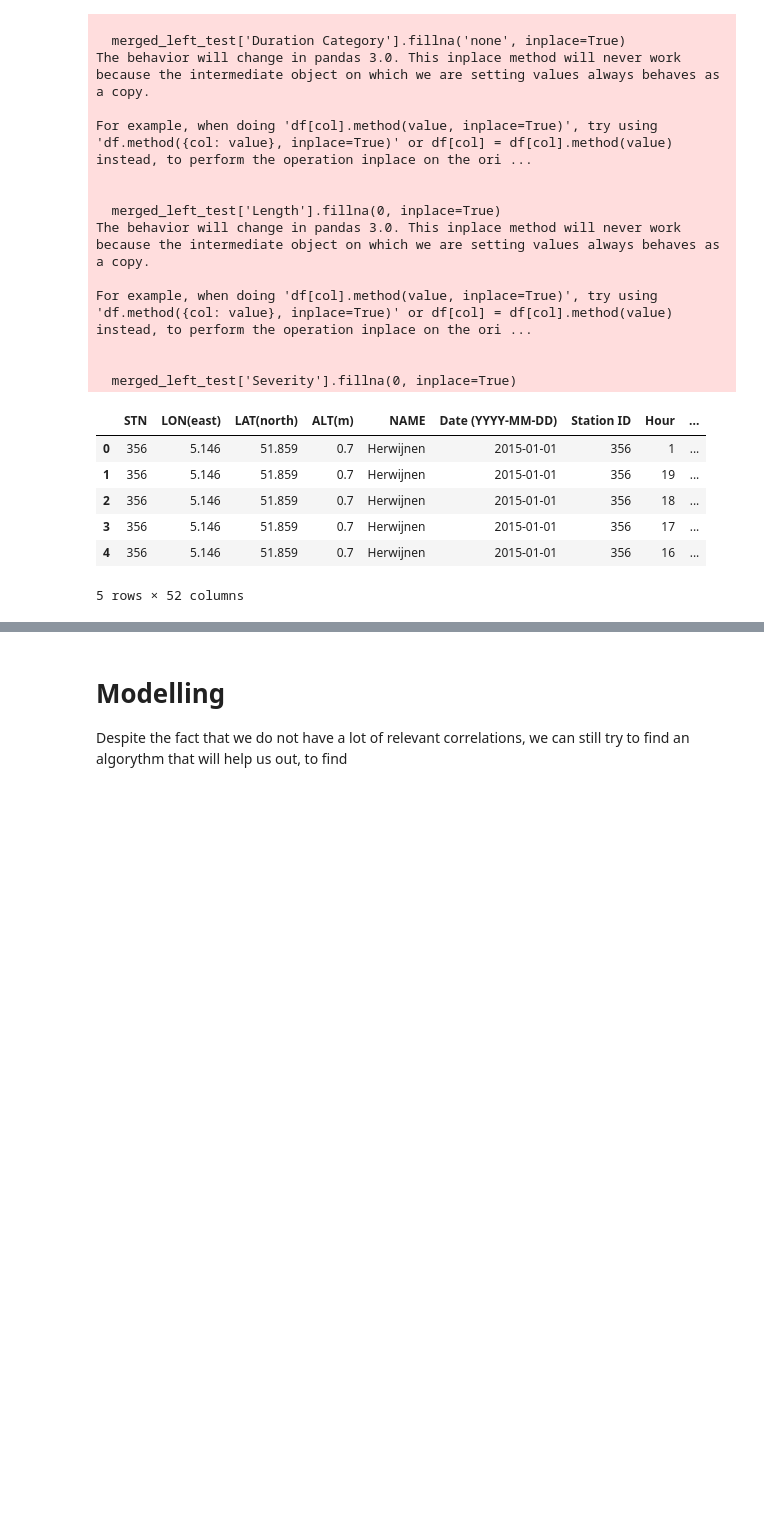
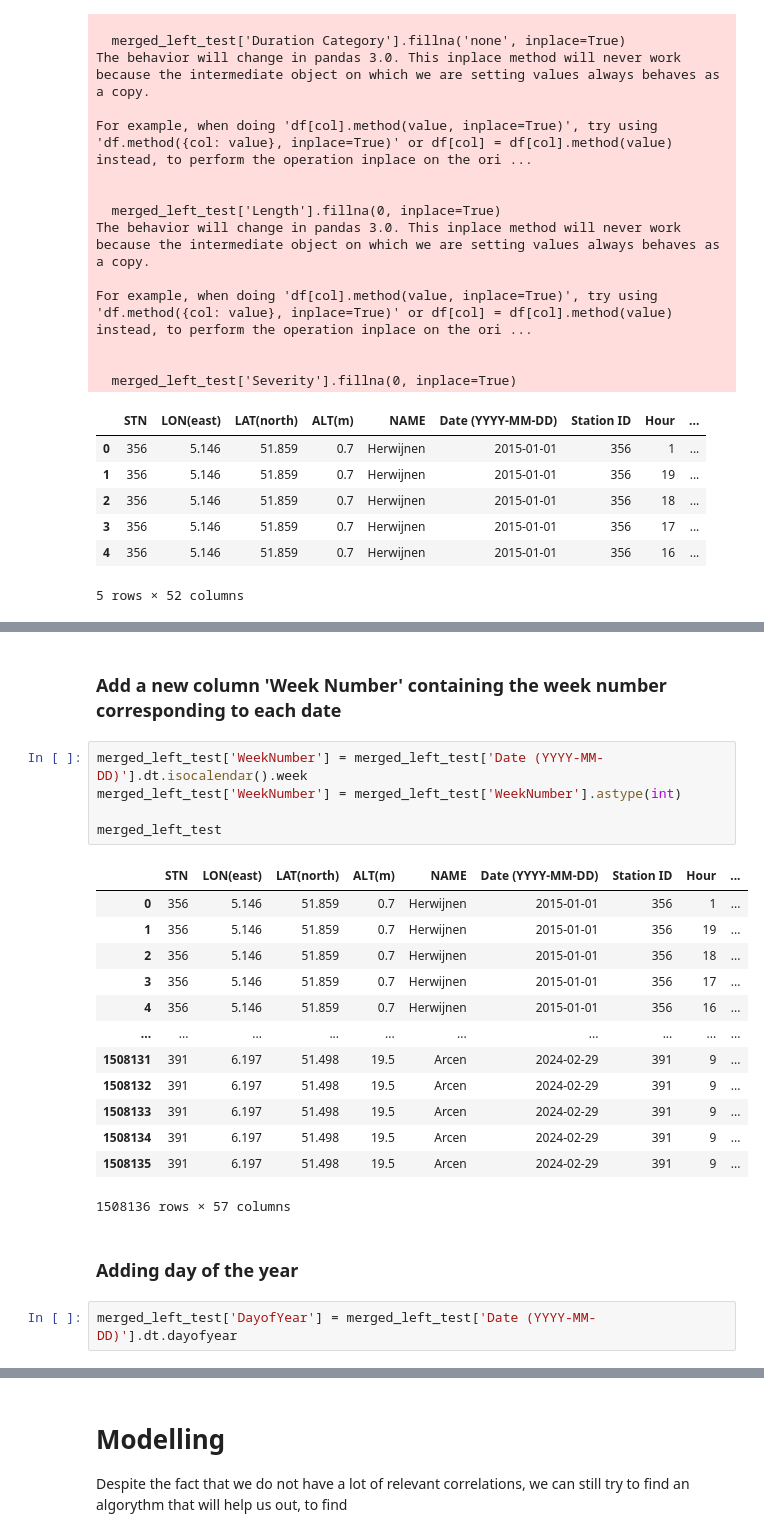
Before and after one commit to mhristev/TodayAI, a Jupyter notebook: MainFile.ipynb, the cells around one changed output, grey strips where cells are left out. Cells and saved outputs as stored; diff of their text form; blank space fills up the shorter version.

```diff
--- a/MainFile.ipynb
+++ b/MainFile.ipynb
@@ -586,0 +641,25 @@ plt.show()
+# %% [markdown]
+### Add a new column 'Week Number' containing the week number corresponding to each date
+# %%
+merged_left_test['WeekNumber'] = merged_left_test['Date (YYYY-MM-DD)'].dt.isocalendar().week
+merged_left_test['WeekNumber'] = merged_left_test['WeekNumber'].astype(int)
+
+merged_left_test
+# %% [output]
+|  | STN | LON(east) | LAT(north) | ALT(m) | NAME | Date (YYYY-MM-DD) | Station ID | Hour | ... |
+| 0 | 356 | 5.146 | 51.859 | 0.7 | Herwijnen | 2015-01-01 | 356 | 1 | ... |
+| 1 | 356 | 5.146 | 51.859 | 0.7 | Herwijnen | 2015-01-01 | 356 | 19 | ... |
+| 2 | 356 | 5.146 | 51.859 | 0.7 | Herwijnen | 2015-01-01 | 356 | 18 | ... |
+| 3 | 356 | 5.146 | 51.859 | 0.7 | Herwijnen | 2015-01-01 | 356 | 17 | ... |
+| 4 | 356 | 5.146 | 51.859 | 0.7 | Herwijnen | 2015-01-01 | 356 | 16 | ... |
+| ... | ... | ... | ... | ... | ... | ... | ... | ... | ... |
+| 1508131 | 391 | 6.197 | 51.498 | 19.5 | Arcen | 2024-02-29 | 391 | 9 | ... |
+| 1508132 | 391 | 6.197 | 51.498 | 19.5 | Arcen | 2024-02-29 | 391 | 9 | ... |
+| 1508133 | 391 | 6.197 | 51.498 | 19.5 | Arcen | 2024-02-29 | 391 | 9 | ... |
+| 1508134 | 391 | 6.197 | 51.498 | 19.5 | Arcen | 2024-02-29 | 391 | 9 | ... |
+| 1508135 | 391 | 6.197 | 51.498 | 19.5 | Arcen | 2024-02-29 | 391 | 9 | ... |
+1508136 rows × 57 columns
+# %% [markdown]
+### Adding day of the year
+# %%
+merged_left_test['DayofYear'] = merged_left_test['Date (YYYY-MM-DD)'].dt.dayofyear
```
Also changed, not shown: parts of 26 cells of this notebook.
